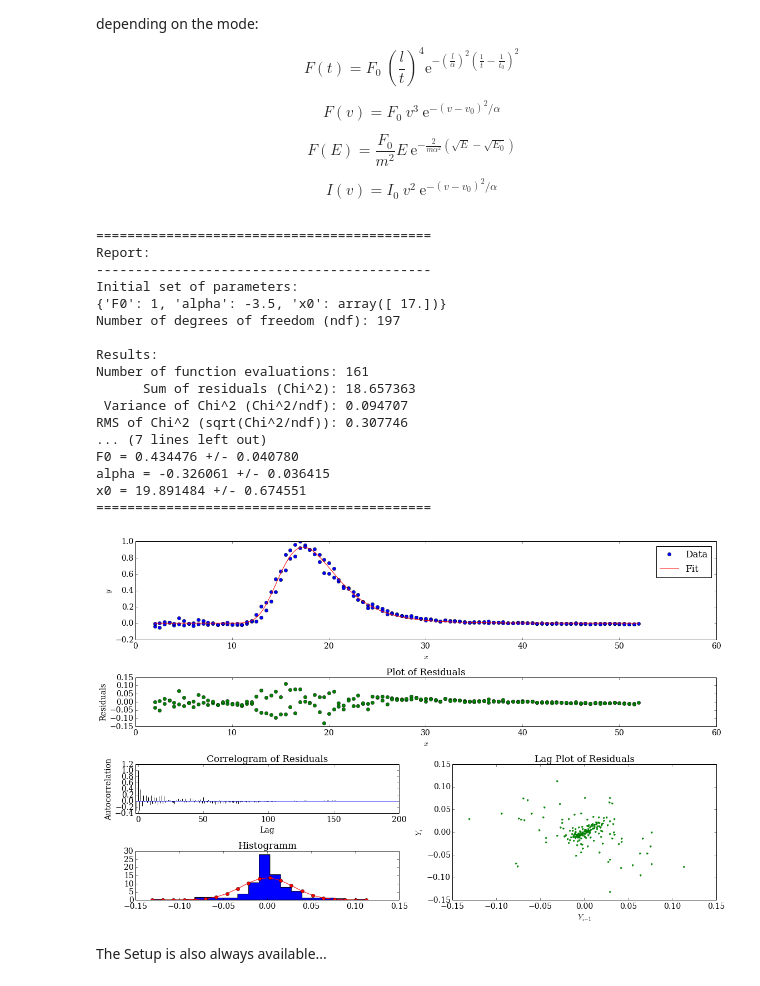
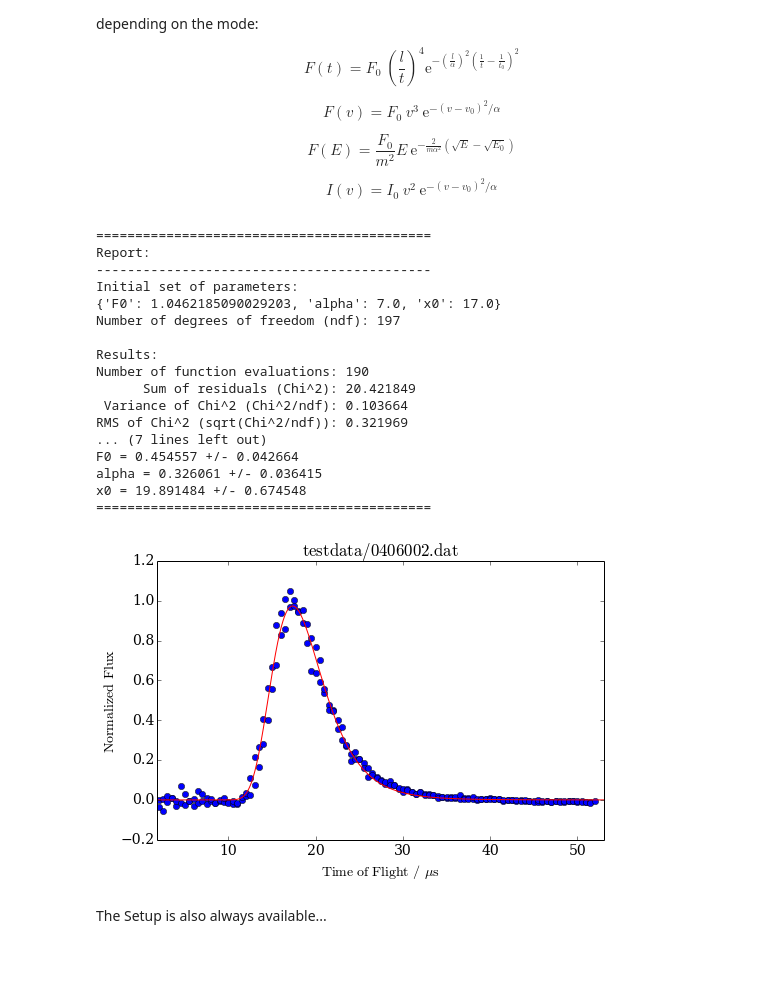
Before and after one commit to jwerdec/beamerlib, a Jupyter notebook: tof_analysis.ipynb, the cells around one changed output. Cells and saved outputs as stored; diff of their text form; code cells hidden in the pictures; blank space fills up the shorter version.

```diff
--- a/tof_analysis.ipynb
+++ b/tof_analysis.ipynb
@@ -183,26 +183,26 @@ $$ F(E) = \frac{F_0}{m^2} E\ \mathrm{e}^{- \frac{2}{m\alpha^2} \left( \sqrt{E} -
 
 $$ I(v) = I_0\ v^2\ \mathrm{e}^{-(v-v_0)^2/\alpha} $$
 # %%
-file0406002 = TOFSpectrum(Setup, 'testdata/0406002.dat', 663, plot=True, verbose=True)
+file0406002 = TaggingTOF(Setup, 'testdata/0406002.dat', 663, plot=True, verbose=True)
 # %% [output]
 ===========================================
 Report:
 -------------------------------------------
 Initial set of parameters:
-{'F0': 1, 'alpha': -3.5, 'x0': array([ 17.])}
+{'F0': 1.0462185090029203, 'alpha': 7.0, 'x0': 17.0}
 Number of degrees of freedom (ndf): 197
 
 Results:
-Number of function evaluations: 161
-      Sum of residuals (Chi^2): 18.657363
- Variance of Chi^2 (Chi^2/ndf): 0.094707
-RMS of Chi^2 (sqrt(Chi^2/ndf)): 0.307746
+Number of function evaluations: 190
+      Sum of residuals (Chi^2): 20.421849
+ Variance of Chi^2 (Chi^2/ndf): 0.103664
+RMS of Chi^2 (sqrt(Chi^2/ndf)): 0.321969
 ... (7 lines left out)
-F0 = 0.434476 +/- 0.040780
-alpha = -0.326061 +/- 0.036415
-x0 = 19.891484 +/- 0.674551
+F0 = 0.454557 +/- 0.042664
+alpha = 0.326061 +/- 0.036415
+x0 = 19.891484 +/- 0.674548
 ===========================================
-[figure, old version]
+[figure, new version]
 # %% [markdown]
 The Setup is also always available...
 # %%
```
Also changed, not shown: parts of 32 cells of this notebook, 2 other files.
